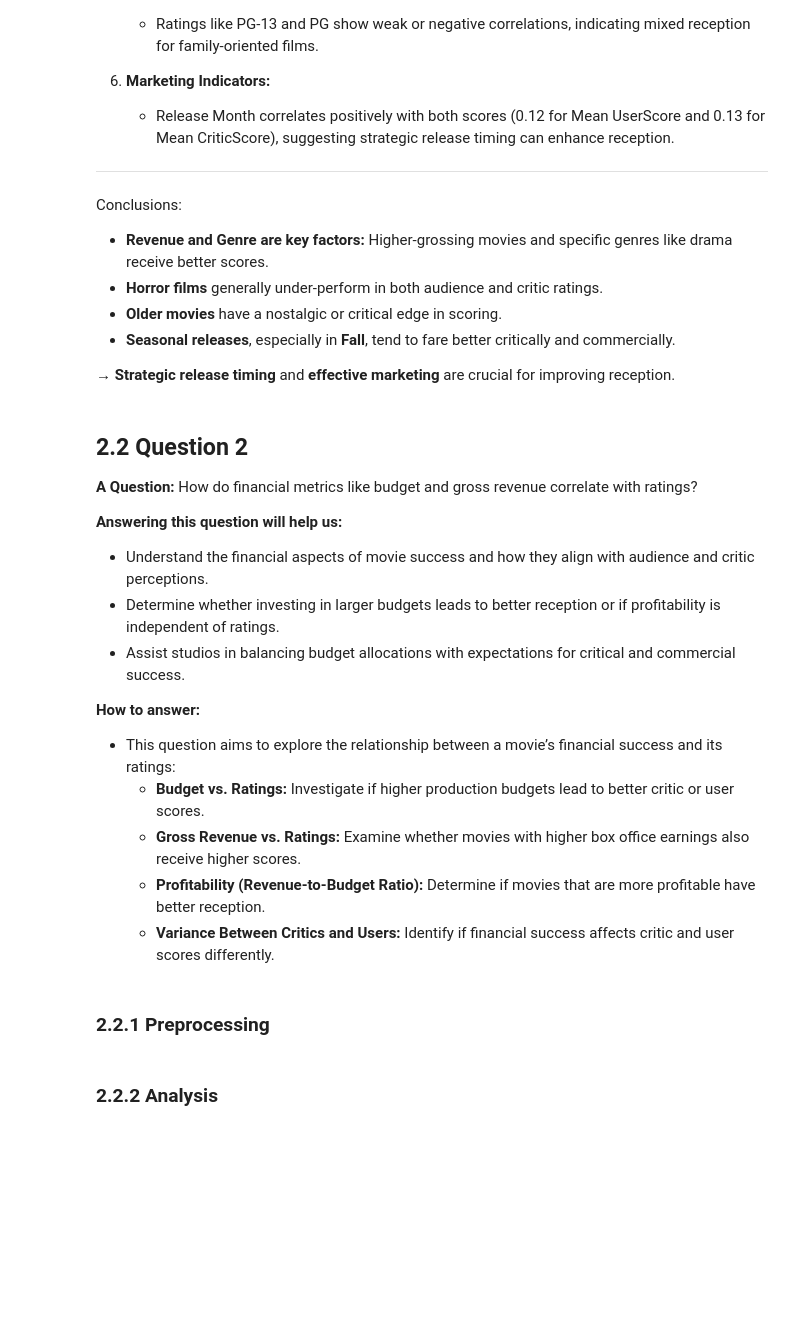
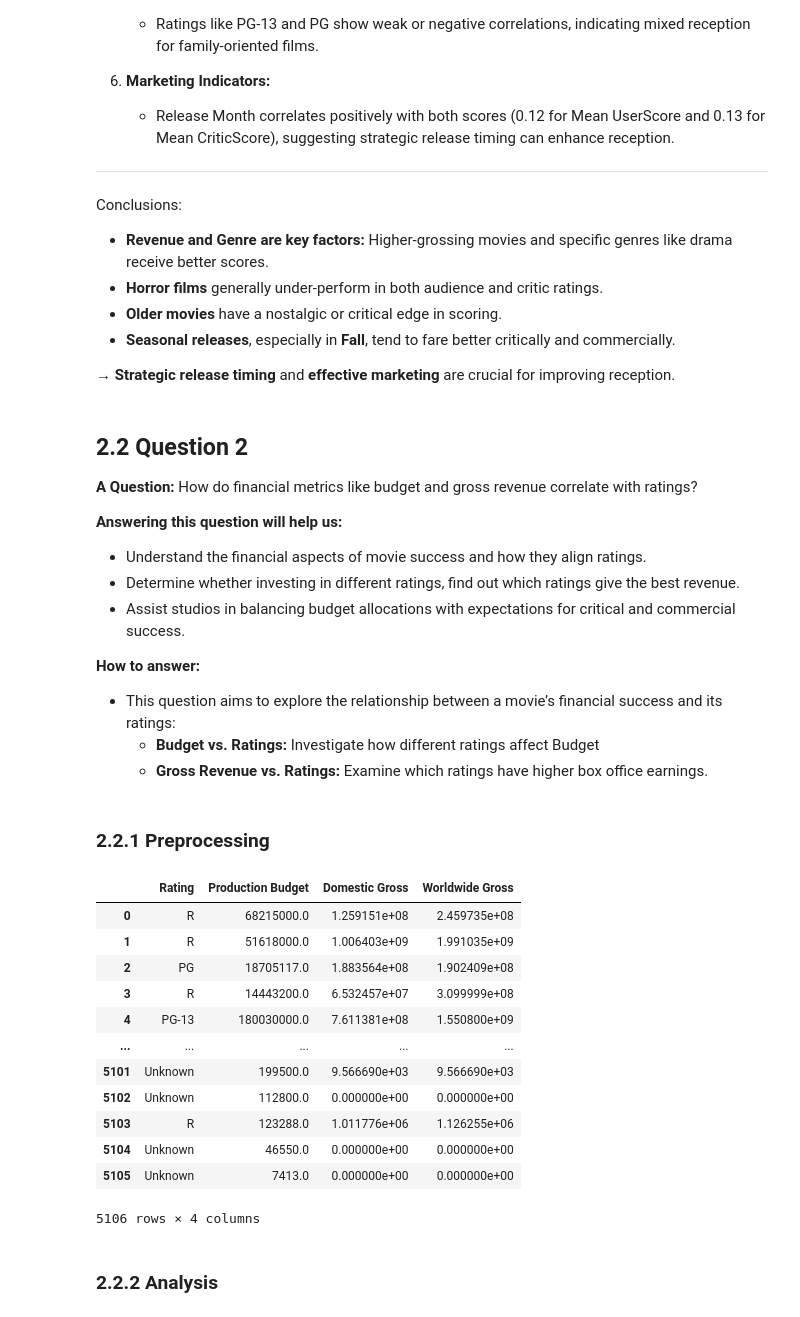
Before and after one commit to AshuraOtsuki/Intro2DS---HCMUS---2024, a Jupyter notebook: Questions/Questions.ipynb, the cells around one changed output. Cells and saved outputs as stored; diff of their text form; code cells hidden in the pictures; blank space fills up the shorter version.

```diff
--- a/Questions/Questions.ipynb
+++ b/Questions/Questions.ipynb
@@ -328,17 +328,15 @@ Conclusions:
 How do financial metrics like budget and gross revenue correlate with ratings?
 
 **Answering this question will help us:**
-- Understand the financial aspects of movie success and how they align with audience and critic perceptions.
-- Determine whether investing in larger budgets leads to better reception or if profitability is independent of ratings.
+- Understand the financial aspects of movie success and how they align ratings.
+- Determine whether investing in different ratings, find out which ratings give the best revenue.
 - Assist studios in balancing budget allocations with expectations for critical and commercial success.
 
 
 **How to answer:**
 
 - This question aims to explore the relationship between a movie’s financial success and its ratings:
-    - **Budget vs. Ratings:** Investigate if higher production budgets lead to better critic or user scores.
-    - **Gross Revenue vs. Ratings:** Examine whether movies with higher box office earnings also receive higher scores.
-    - **Profitability (Revenue-to-Budget Ratio):** Determine if movies that are more profitable have better reception.
-    - **Variance Between Critics and Users:** Identify if financial success affects critic and user scores differently.
+    - **Budget vs. Ratings:** Investigate how different ratings affect Budget
+    - **Gross Revenue vs. Ratings:** Examine which ratings have higher box office earnings.
 # %% [markdown]
 <h3 id = "preprocessing2">2.2.1 Preprocessing </h3>
@@ -345,2 +351,36 @@ How do financial metrics like budget and gross revenue correlate with ratings?
+# %%
+#Get a copy of data
+data_q2 = data.copy()
+
+#Remove unecessary column
+data_q2 = data_q2.drop(['Title', 'Cast', 'Director', 'Genre', 'Tomatoes CriticScore', 'Tomatoes UserScore', 'Metascore', 'Meta UserScore',  'Studio'], axis=1)
+
+#Get release year and unit for each year
+data_q2['Year'] = pd.to_datetime(data_q2['Release Date']).dt.year
+data_q2['Unit'] = data_q2['Year'].apply(get_unit)
+
+#Apply inflation
+data_q2['Production Budget'] = data_q2['Production Budget'] * data_q2['Unit']
+data_q2['Domestic Gross'] = data_q2['Domestic Gross'] * data_q2['Unit']
+data_q2['Worldwide Gross'] = data_q2['Worldwide Gross'] * data_q2['Unit']
+
+#Year and Unit column is not needed anymore
+data_q2 = data_q2.drop(['Release Date','Year', 'Unit'], axis=1)
+
+data_q2
+# %% [output]
+|  | Rating | Production Budget | Domestic Gross | Worldwide Gross |
+| 0 | R | 68215000.0 | 1.259151e+08 | 2.459735e+08 |
+| 1 | R | 51618000.0 | 1.006403e+09 | 1.991035e+09 |
+| 2 | PG | 18705117.0 | 1.883564e+08 | 1.902409e+08 |
+| 3 | R | 14443200.0 | 6.532457e+07 | 3.099999e+08 |
+| 4 | PG-13 | 180030000.0 | 7.611381e+08 | 1.550800e+09 |
+| ... | ... | ... | ... | ... |
+| 5101 | Unknown | 199500.0 | 9.566690e+03 | 9.566690e+03 |
+| 5102 | Unknown | 112800.0 | 0.000000e+00 | 0.000000e+00 |
+| 5103 | R | 123288.0 | 1.011776e+06 | 1.126255e+06 |
+| 5104 | Unknown | 46550.0 | 0.000000e+00 | 0.000000e+00 |
+| 5105 | Unknown | 7413.0 | 0.000000e+00 | 0.000000e+00 |
+5106 rows × 4 columns
 # %% [markdown]
 <h3 id = "analysis2">2.2.2 Analysis </h3>
```
Also changed, not shown: parts of 7 cells of this notebook.
